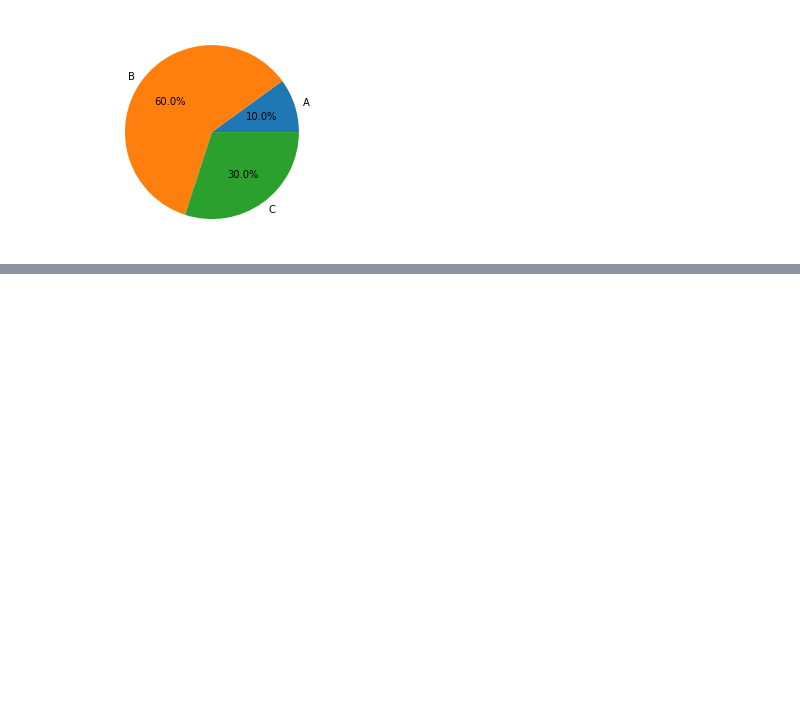
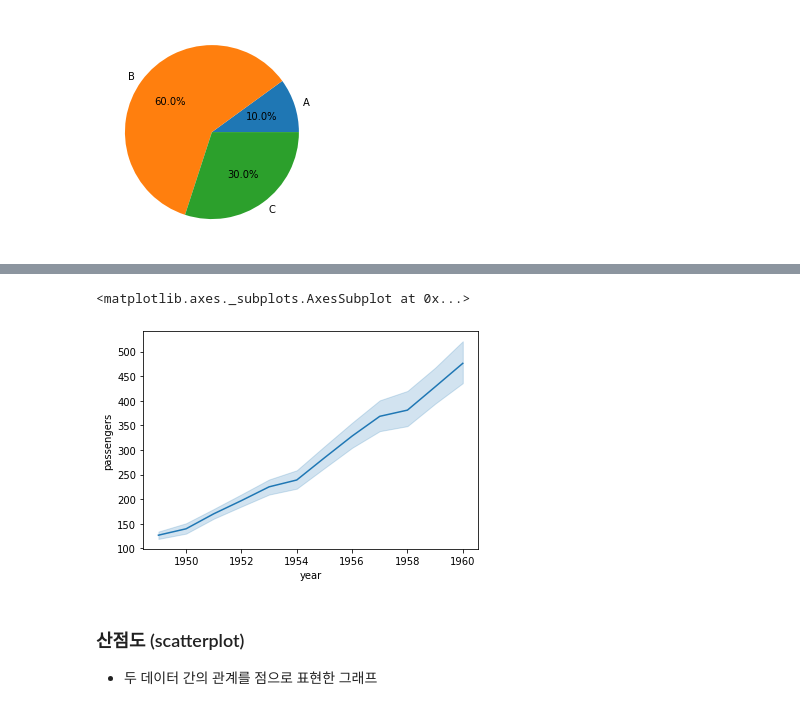
Before and after one commit to jinhyukbae/playdata, a Jupyter notebook: 221212_ch03_시각화_02.ipynb, the cells around one changed output, grey strips where cells are left out. Saved outputs shown, nothing was run; the diff lists cells and outputs as text; code cells hidden in the pictures; blank space fills up the shorter version.

```diff
--- a/221212_ch03_시각화_02.ipynb
+++ b/221212_ch03_시각화_02.ipynb
@@ -286,0 +362,8 @@ plt.show()
+# %%
+sns.lineplot(x='year', y='passengers', data=flights)
+# %% [output]
+<matplotlib.axes._subplots.AxesSubplot at 0x...>
+[figure, added]
+# %% [markdown]
+### 산점도 (scatterplot)
+* 두 데이터 간의 관계를 점으로 표현한 그래프
```
Also changed, not shown: parts of 20 cells of this notebook.
